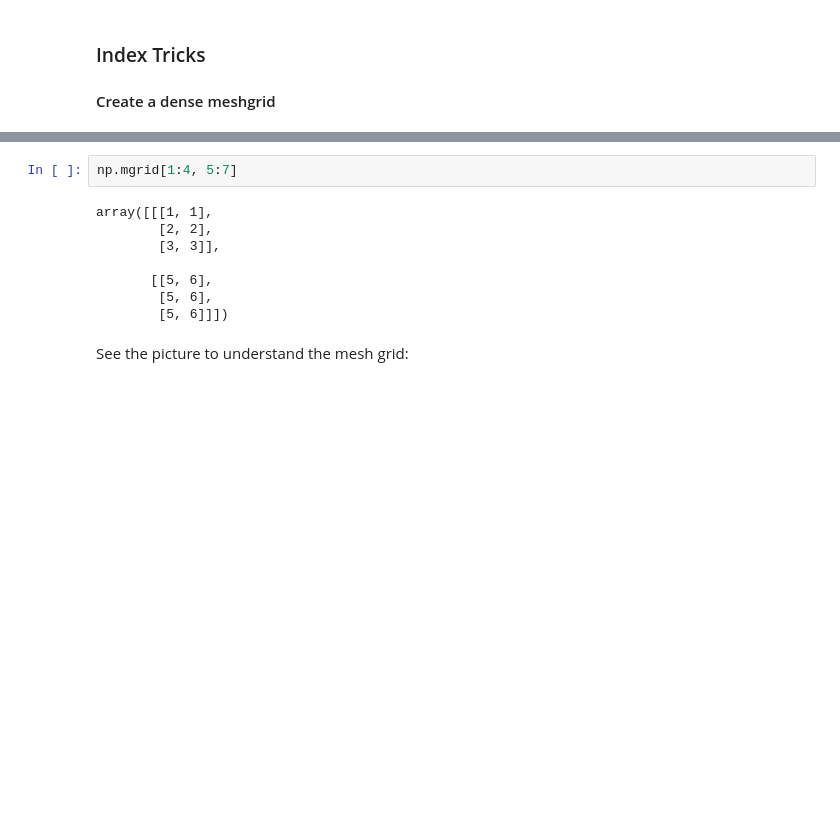
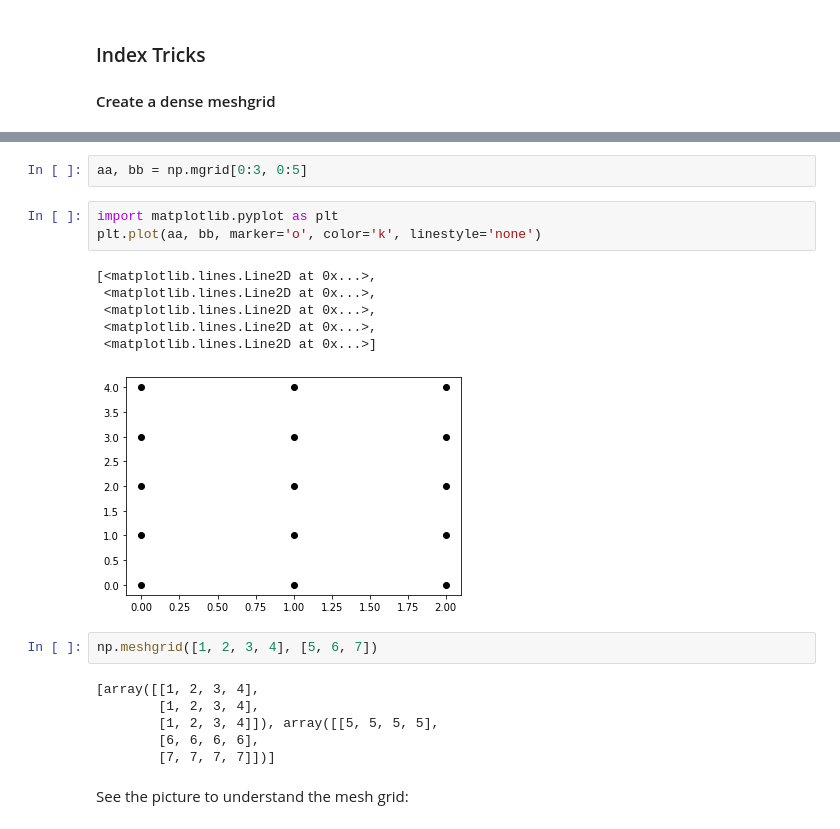
Before and after one commit to votatdat/Others, a Jupyter notebook: CheatSheet/3. SciPy Basic.ipynb, the cells around one changed output, grey strips where cells are left out. Cells and saved outputs as stored; diff of their text form; blank space fills up the shorter version.

```diff
--- a/CheatSheet/3. SciPy Basic.ipynb
+++ b/CheatSheet/3. SciPy Basic.ipynb
@@ -19,13 +29,23 @@ c = np.array([[(1.5, 2, 3), (4, 5, 6)], [(3, 2, 1), (4, 5, 6)]])
+# %%
+aa, bb = np.mgrid[0:3, 0:5]
+# %%
+import matplotlib.pyplot as plt
+plt.plot(aa, bb, marker='o', color='k', linestyle='none')
+# %% [output]
+[<matplotlib.lines.Line2D at 0x...>,
+ <matplotlib.lines.Line2D at 0x...>,
+ <matplotlib.lines.Line2D at 0x...>,
+ <matplotlib.lines.Line2D at 0x...>,
+ <matplotlib.lines.Line2D at 0x...>]
+[figure, added]
 # %%
-np.mgrid[1:4, 5:7]
+np.meshgrid([1, 2, 3, 4], [5, 6, 7])
 # %% [output]
-array([[[1, 1],
-        [2, 2],
-        [3, 3]],
-
-       [[5, 6],
-        [5, 6],
-        [5, 6]]])
+[array([[1, 2, 3, 4],
+        [1, 2, 3, 4],
+        [1, 2, 3, 4]]), array([[5, 5, 5, 5],
+        [6, 6, 6, 6],
+        [7, 7, 7, 7]])]
 # %% [markdown]
 See the picture to understand the mesh grid:
 # %% [markdown]
```
Also changed, not shown: parts of 28 cells of this notebook.
